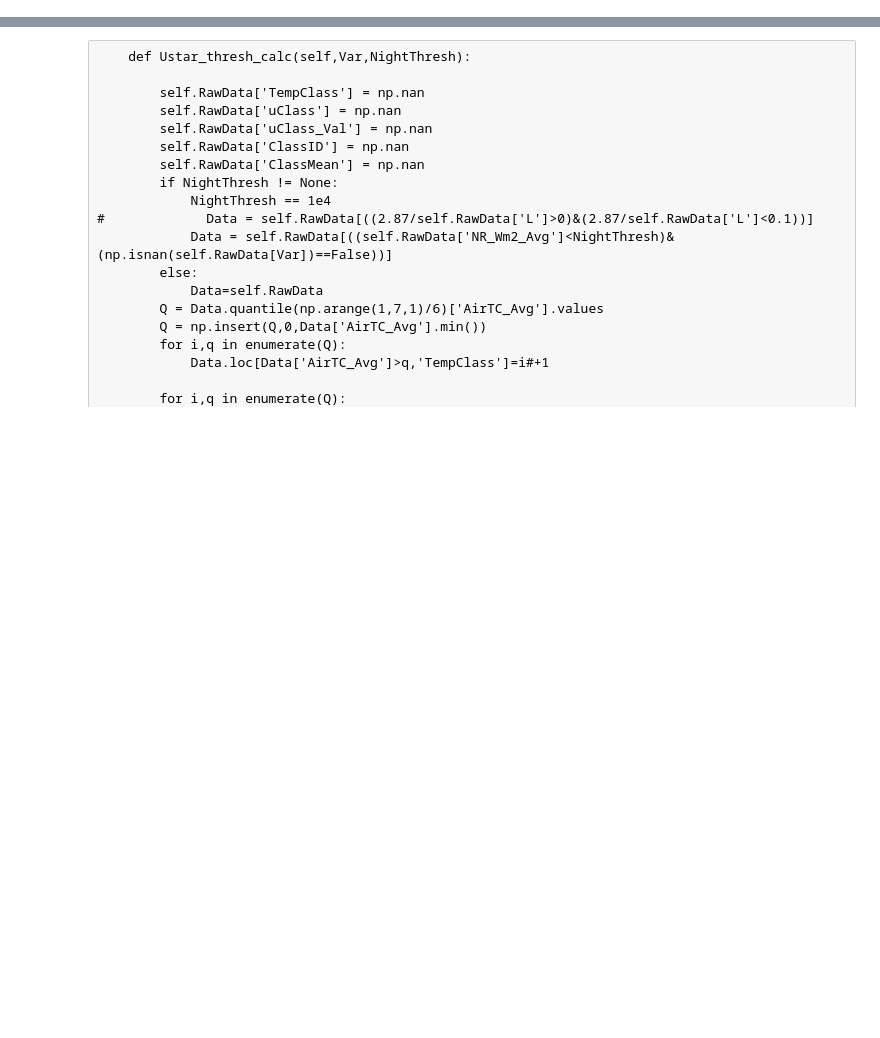
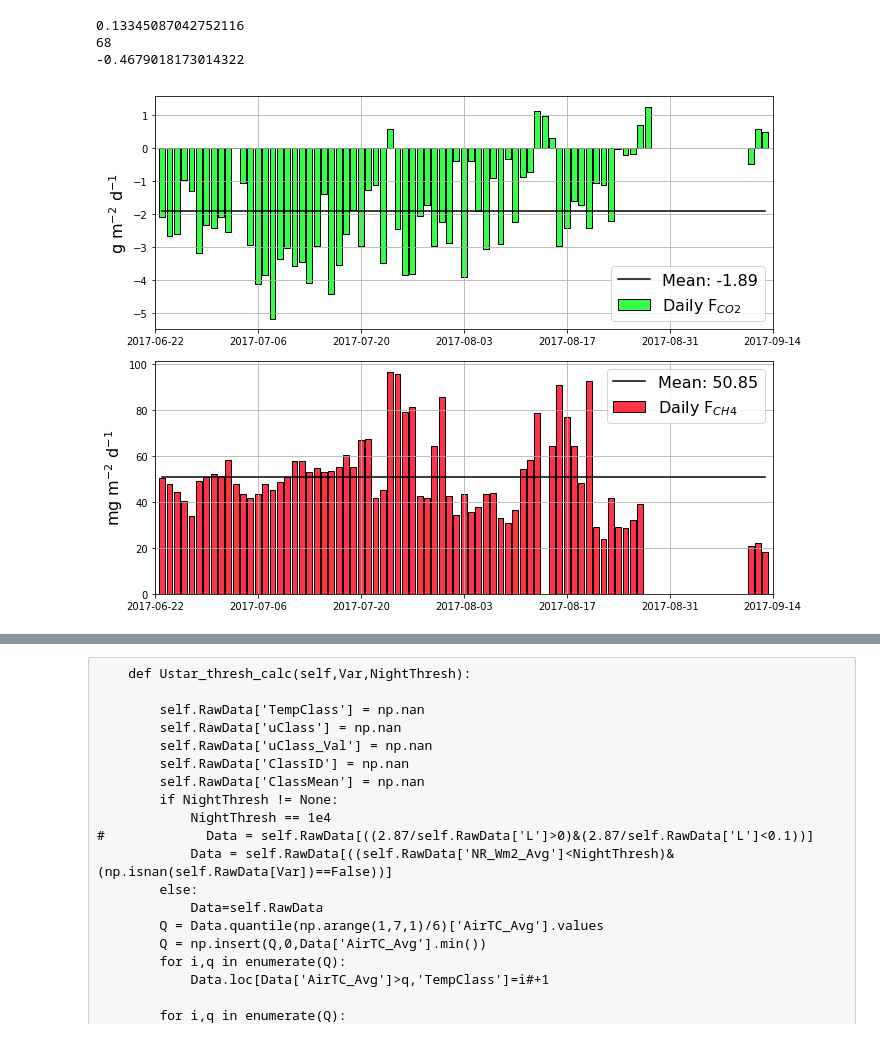
Before and after one commit to June-Skeeter/FishIsland_Processing, a Jupyter notebook: Compiler.ipynb, the cells around one changed output, grey strips where cells are left out. Saved outputs shown, nothing was run; the diff lists cells and outputs as text; code cells hidden in the pictures; blank space fills up the shorter version.

```diff
--- a/Compiler.ipynb
+++ b/Compiler.ipynb
@@ -386 +66,53 @@ plt.legend()
+# %%
+Comp.Ustar_Drop()
+Comp.CustomVars()
+Comp.Fco2_Fill('PPFD_Avg','AirTC_Avg')
+Vars=['H','LE','fco2','fch4','wind_speed','air_pressure','AirTC_Avg','NR_Wm2_Avg','PPFD_Avg','Rain_mm_Tot','Table_1','Temp_2_5_1','Temp_15_1',
+      'VWC_1','Active_Layer_1','24H Rain','Wtr Tbl Trnd','ET']
+Aliases=['H','LE','Fco2','Fch4','Wind Spd','air pressure','Ta','Rn','PPFD','Rain','Water Table','Ts 2.5 cm','Ts 15 cm',
+         'VWC','Active Layer','24H Rain','Wtr Tbl Trnd','ET']
+Comp.Write(Root,Vars,Aliases)
+Data = Comp.Data
+# %%
+Green = (0,1,.1,.8)
+Red = (1,0,.1,.8)
+
+Daily = Data.resample('D').mean()
+fig,ax = plt.subplots(2,1,figsize = (10,7.5))
+
+Daily['fco2']=Daily['Fco2']* 1e-6 * 44.0095 *3600*24
+
+Daily['fch4']=Daily['fch4']* 1e-3 * 16.04246 *3600*24
+
+Mn = Daily['fch4'].mean()*28*1e-3+Daily['fco2'].mean()
+
+print(-Mn*81/(365-81))
+print(Daily['fch4'].count())
+print(Daily['fch4'].mean()*28*1e-3+Daily['fco2'].mean())
+
+ax[0].bar(Daily.index,Daily['fco2'],color = Green,edgecolor = 'black',label='Daily F$_{CO2}$')
+ax[0].set_xlim('2017-06-22','2017-09-14')
+Daily['Mean']=Daily['fco2'].mean()
+ax[0].plot(Daily['Mean'],color='black',label = 'Mean: '+ str(np.round(Daily['Mean'].mean(),2)))
+ax[0].grid()
+ax[0].set_ylabel('g m$^{-2}$ d$^{-1}$',fontsize = 16)
+ax[0].legend(loc=4,fontsize = 16)
+
+
+ax[1].bar(Daily.index,Daily['fch4'],color = Red,edgecolor = 'black',label = 'Daily F$_{CH4}$')
+ax[1].set_xlim('2017-06-22','2017-09-14')
+Daily['Mean']=Daily['fch4'].mean()
+ax[1].plot(Daily['Mean'],color='black',label = 'Mean: ' + str(np.round(Daily['Mean'].mean(),2)))
+ax[1].grid()
+ax[1].set_ylabel('mg m$^{-2}$ d$^{-1}$',fontsize = 16)
+ax[1].legend(loc = 1,fontsize = 16)
+
+plt.tight_layout()
+plt.savefig('C:/Users/wesle/CompsProj/GHG_Balance.png',dpi=500)
+plt.show()
+# %% [output]
+0.13345087042752116
+68
+-0.4679018173014322
+[figure, added]
 # %%
```
Also changed, not shown: parts of 12 cells of this notebook, 1 other file.
